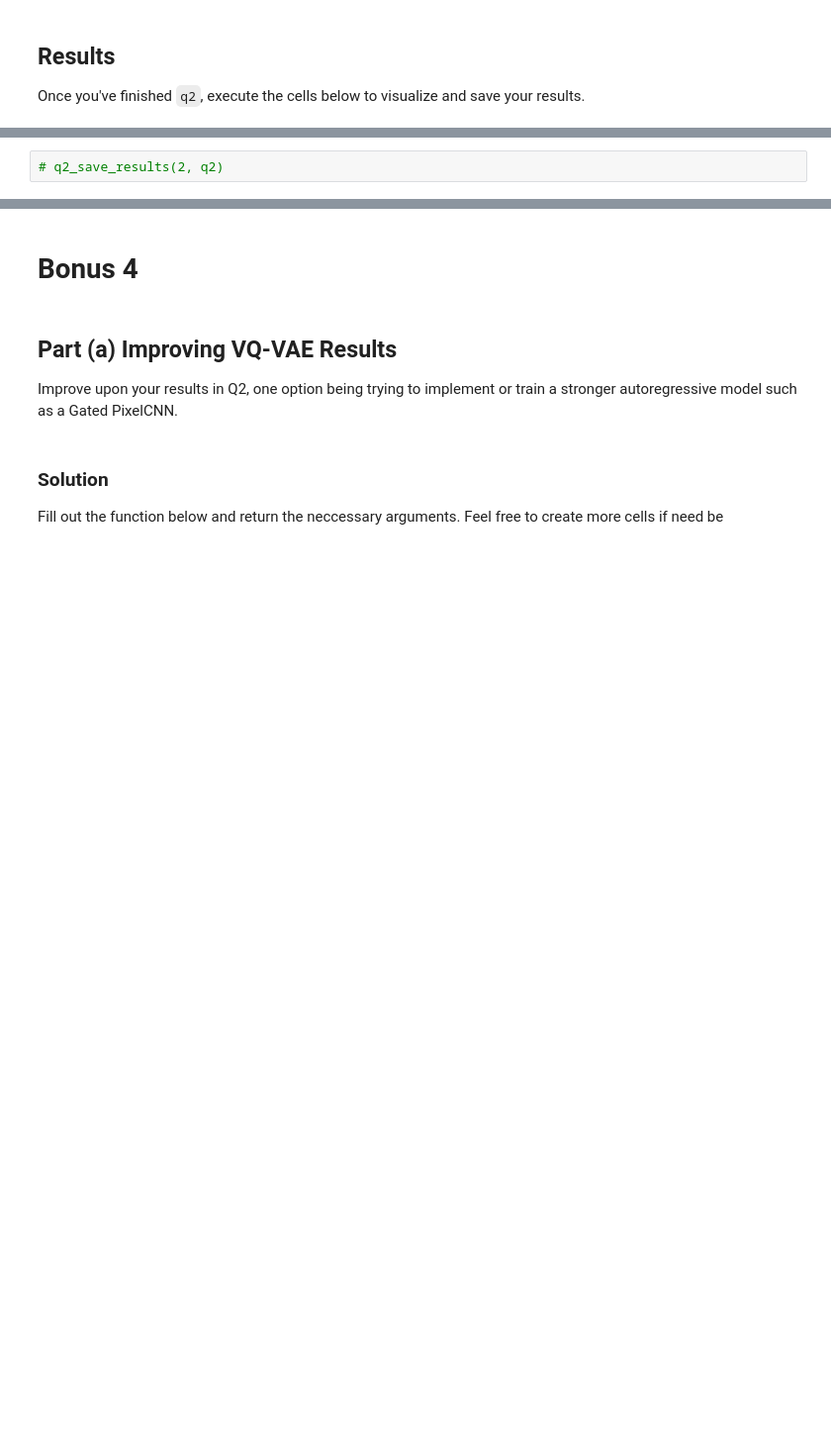
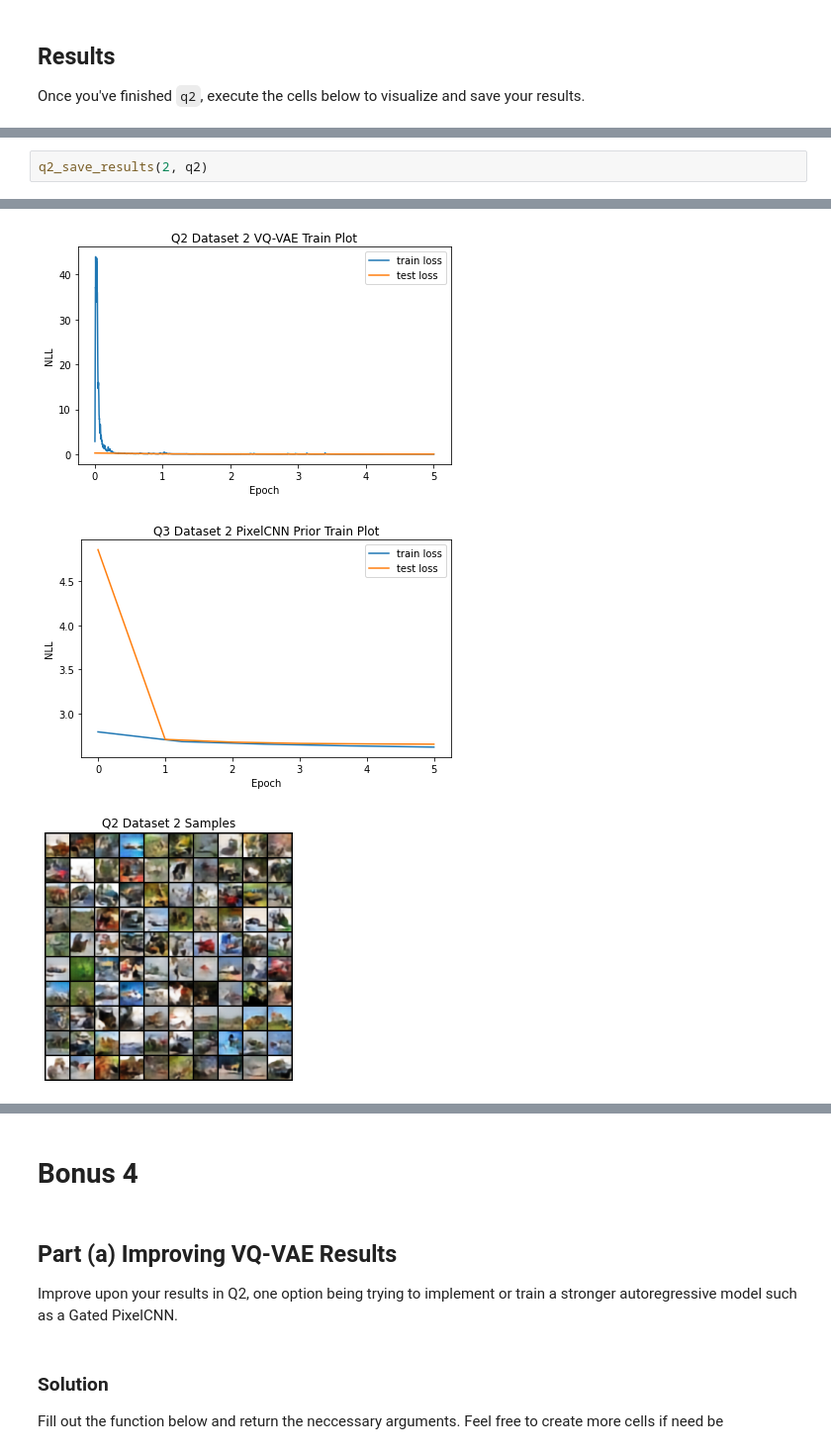
Before and after one commit to Stasiche/dul_2021, a Jupyter notebook: Homework6_vae.ipynb, the cells around one changed output, grey strips where cells are left out. Shown at 99% size. Drawn from its saved outputs; the diff is of its cells as text; blank space fills up the shorter version.

```diff
--- a/Homework6_vae.ipynb
+++ b/Homework6_vae.ipynb
@@ -222,2 +295,3 @@ Once you've finished `q2`, execute the cells below to visualize and save your re
 # %%
-# q2_save_results(2, q2)
+q2_save_results(2, q2)
+# %% [output]
@@ -223,0 +300,3 @@ Once you've finished `q2`, execute the cells below to visualize and save your re
+[figure, added]
+[figure, added]
+[figure, added]
```
Also changed, not shown: parts of 8 cells of this notebook, 4 other files.
